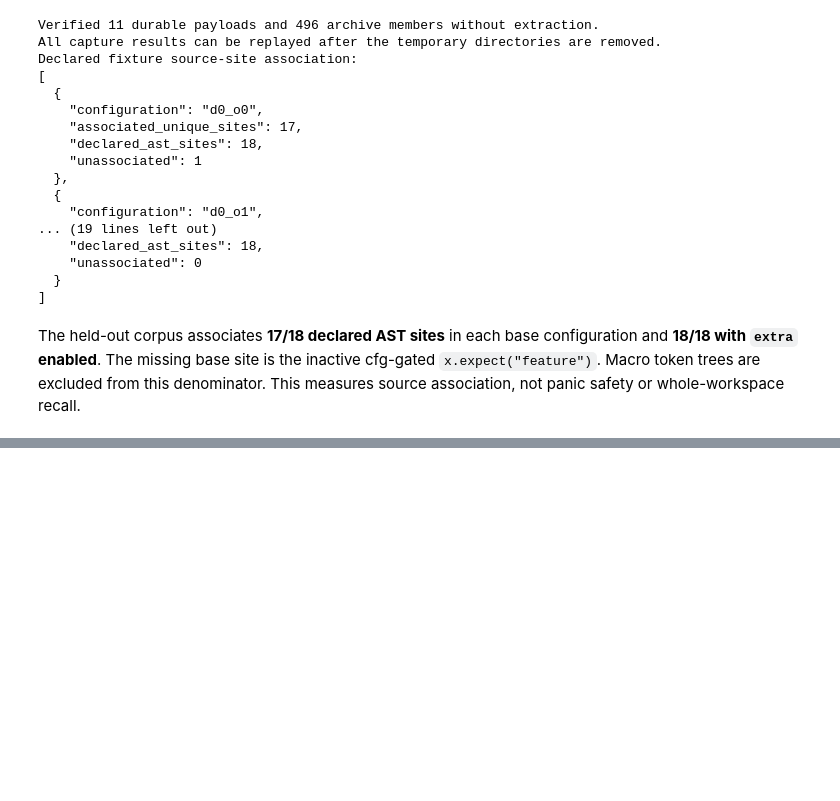
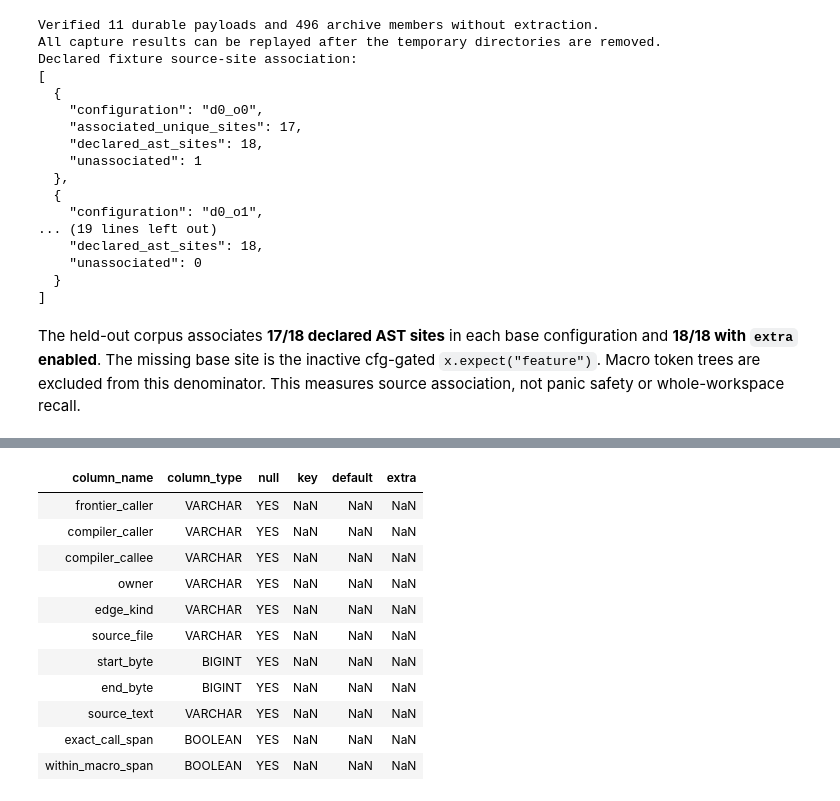
Before and after one commit to getspur/SpurCode, a Jupyter notebook: 2026-10-31-panic-graph-experiment.ipynb, the cells around one changed output, grey strips where cells are left out. Cells and saved outputs as stored; diff of their text form; code cells hidden in the pictures; blank space fills up the shorter version.

```diff
--- a/2026-10-31-panic-graph-experiment.ipynb
+++ b/2026-10-31-panic-graph-experiment.ipynb
@@ -4206,0 +5106,21 @@ The held-out corpus associates **17/18 declared AST sites** in each base configu
+# %%
+CREATE OR REPLACE TEMP TABLE ws_example_frontier AS
+SELECT * FROM read_json_auto('/private/tmp/panic-workspace-20261101/example-d1_o1/flat/frontier.jsonl');
+COPY ws_example_frontier TO '/private/tmp/panic-workspace-20261101/example-d1_o1/flat/frontier.parquet' (FORMAT PARQUET, COMPRESSION ZSTD);
+SELECT caller, source_bound_observations, same_function_exact_calls, same_closure_exact_calls,
+       macro_span_observations, builtin_asserts, availability
+FROM ws_example_frontier;
+DESCRIBE SELECT * FROM read_json_auto('/private/tmp/panic-workspace-20261101/example-d1_o1/flat/observations.jsonl');
+# %% [output]
+| column_name | column_type | null | key | default | extra |
+| frontier_caller | VARCHAR | YES | NaN | NaN | NaN |
+| compiler_caller | VARCHAR | YES | NaN | NaN | NaN |
+| compiler_callee | VARCHAR | YES | NaN | NaN | NaN |
+| owner | VARCHAR | YES | NaN | NaN | NaN |
+| edge_kind | VARCHAR | YES | NaN | NaN | NaN |
+| source_file | VARCHAR | YES | NaN | NaN | NaN |
+| start_byte | BIGINT | YES | NaN | NaN | NaN |
+| end_byte | BIGINT | YES | NaN | NaN | NaN |
+| source_text | VARCHAR | YES | NaN | NaN | NaN |
+| exact_call_span | BOOLEAN | YES | NaN | NaN | NaN |
+| within_macro_span | BOOLEAN | YES | NaN | NaN | NaN |
```
Also changed, not shown: parts of 40 cells of this notebook, 1 other file.
